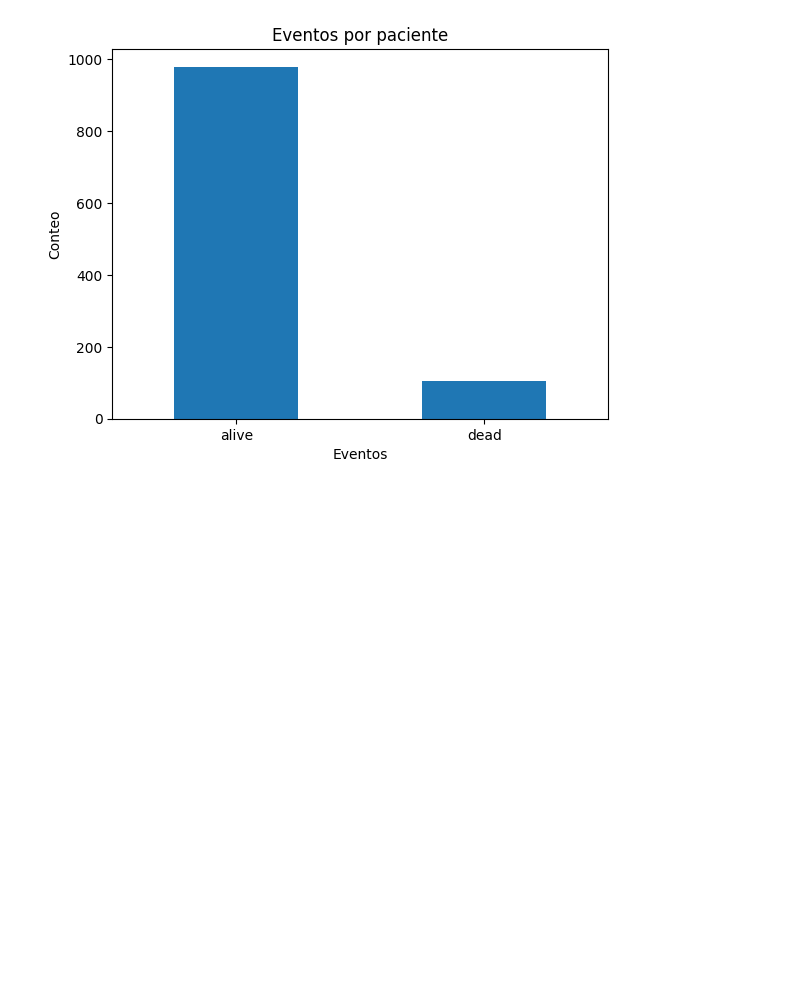
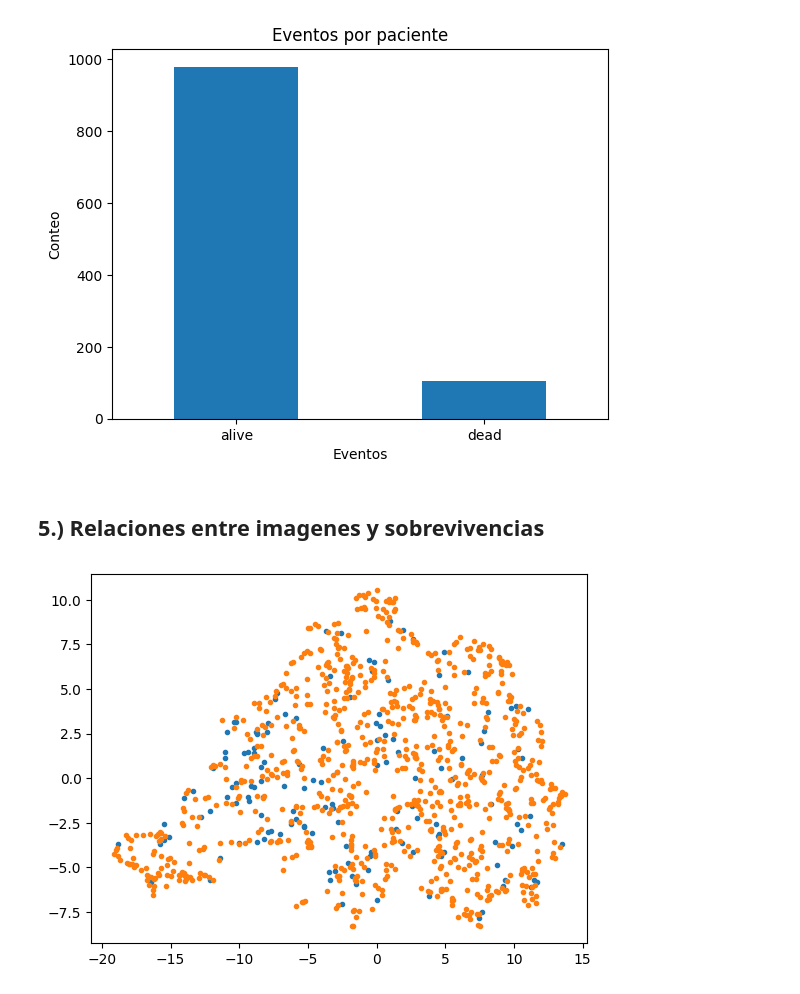
Before and after one commit to jmalagotest/MLDS6project, a Jupyter notebook: scripts/eda/eda.ipynb, the cells around one changed output. Drawn from its saved outputs; the diff is of its cells as text; code cells hidden in the pictures; blank space fills up the shorter version.

```diff
--- a/scripts/eda/eda.ipynb
+++ b/scripts/eda/eda.ipynb
@@ -113,3 +116,17 @@ plt.ylabel("Conteo")
 plt.show()
 # %% [output]
 [figure]
+# %% [markdown]
+## 5.) Relaciones entre imagenes y sobrevivencias
+# %%
+hf = h5py.File('/run/media/jmalagont/Thesis/Thesis/DataSet/TCGA-BRCA/TCGA-BRCA_.h5', 'r')
+WSI_embedded = TSNE(n_components=3).fit_transform(hf['embedding'])
+# %%
+WSI_embedded_death = WSI_embedded[np.array(hf['status'])==1,:]
+WSI_embedded_alive = WSI_embedded[np.array(hf['status'])==0,:]
+
+plt.plot(WSI_embedded_death[:,0], WSI_embedded_death[:,1],'.')
+plt.plot(WSI_embedded_alive[:,0], WSI_embedded_alive[:,1],'.')
+plt.show()
+# %% [output]
+[figure, added]
```
Also changed, not shown: parts of 1 cell of this notebook, 8 other files.
